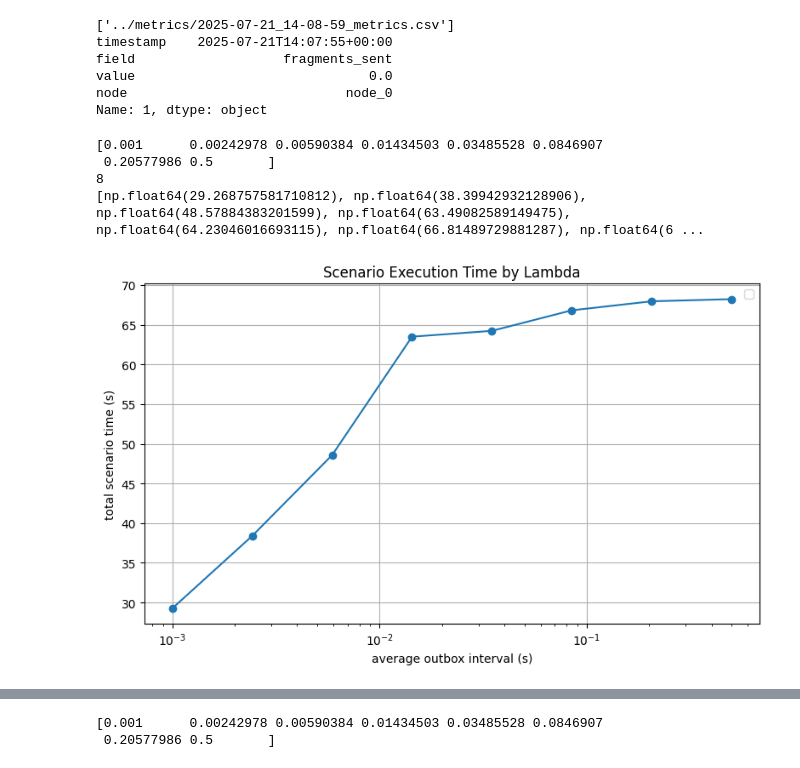
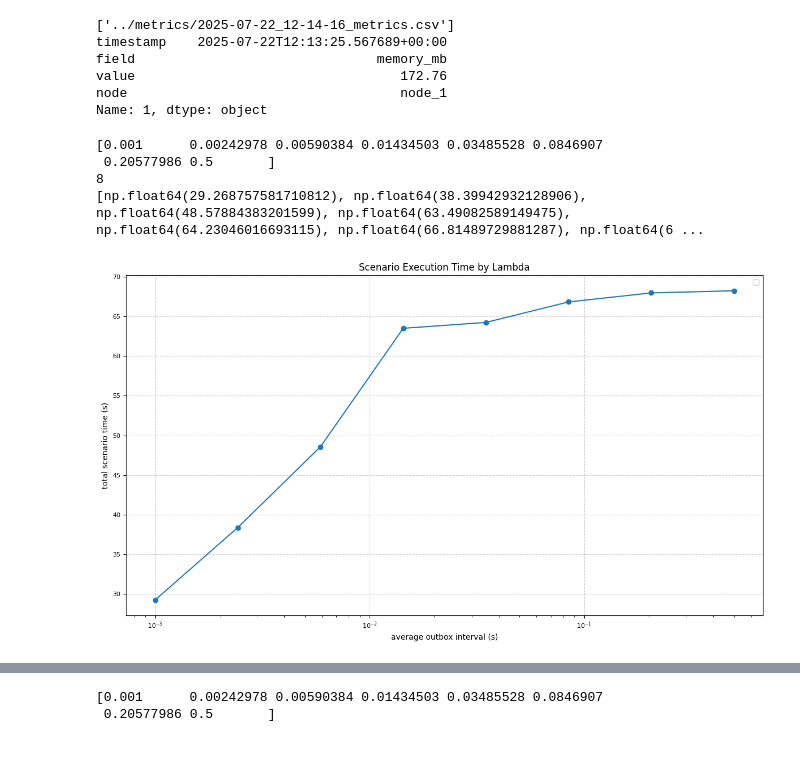
Before and after one commit to Altishofer/DFL_PeerBasedMixing, a Jupyter notebook: experiments/evaluation-plots.ipynb, the cells around one changed output, grey strips where cells are left out. Saved outputs shown, nothing was run; the diff lists cells and outputs as text; code cells hidden in the pictures.

```diff
--- a/experiments/evaluation-plots.ipynb
+++ b/experiments/evaluation-plots.ipynb
@@ -23,12 +23,36 @@ def read_file(path):
 if len(all_files) > 0:
     latest_data = read_file(all_files[0])
     print(latest_data.iloc[1])
+
+GLOBAL_STYLE = {
+    'font.family': 'sans-serif',
+    'font.sans-serif': ['DejaVu Sans'],
+    'font.size': 10,
+    'xtick.labelsize': 8,
+    'ytick.labelsize': 8,
+    'axes.axisbelow': True  # grid lines below data
+}
+
+FIGURE_SIZE = (12, 7)
+
+LINE_STYLE = {
+    "linewidth": 1.5,
+    "linestyle": "-"  # solid lines
+}
+
+GRID_STYLE = {
+    "visible": True,
+    "linestyle": "--",
+    "alpha": 0.6
+}
+
+plt.rcParams.update(GLOBAL_STYLE)
 # %% [output]
-['../metrics/2025-07-21_14-08-59_metrics.csv']
-timestamp    2025-07-21T14:07:55+00:00
-field                   fragments_sent
-value                              0.0
-node                            node_0
+['../metrics/2025-07-22_12-14-16_metrics.csv']
+timestamp    2025-07-22T12:13:25.567689+00:00
+field                               memory_mb
+value                                  172.76
+node                                   node_1
 Name: 1, dtype: object
 # %%
 # Time per scenario
@@ -47,35 +71,36 @@ def deserizalize_time(str_time):
 def get_duration(df):
     filtered_df = df.loc[df['field'] == "round_time"]
     return filtered_df['value'].max()
 
 df_rt_files = [read_file(f) for f in rt_files]
 rt_list = [get_duration(df) for df in df_rt_files]
 print(len(rt_list))
 print(rt_list)
 
-plt.figure(figsize=(8, 5))           # Optional: set figure size
+plt.figure(figsize=FIGURE_SIZE)           # Optional: set figure size
 plt.plot(lambdas[:len(rt_list)], rt_list, marker='o')
 
 # Add labels and title
 plt.xlabel('average outbox interval (s)')
 plt.xscale('log')
 plt.ylabel('total scenario time (s)')
 plt.title('Scenario Execution Time by Lambda')
 
 # Add grid and legend
 plt.grid(True)
 plt.legend()
 
 # Show the plot
 plt.tight_layout()
 plt.savefig(join(figure_path, "time-per-scenario.png"))
+plt.grid(**GRID_STYLE)
 plt.show()
 # %% [output]
 [0.001      0.00242978 0.00590384 0.01434503 0.03485528 0.0846907
  0.20577986 0.5       ]
 8
 [np.float64(29.268757581710812), np.float64(38.39942932128906), np.float64(48.57884383201599), np.float64(63.49082589149475), np.float64(64.23046016693115), np.float64(66.81489729881287), np.float64(6 ...
-[figure, old version]
+[figure, new version]
 # %%
 # CPU utilization per state (training, waiting, aggregating, broadcasting)
 # y: Total CPU time per stage
```
Also changed, not shown: parts of 7 cells of this notebook, 7 other files.
